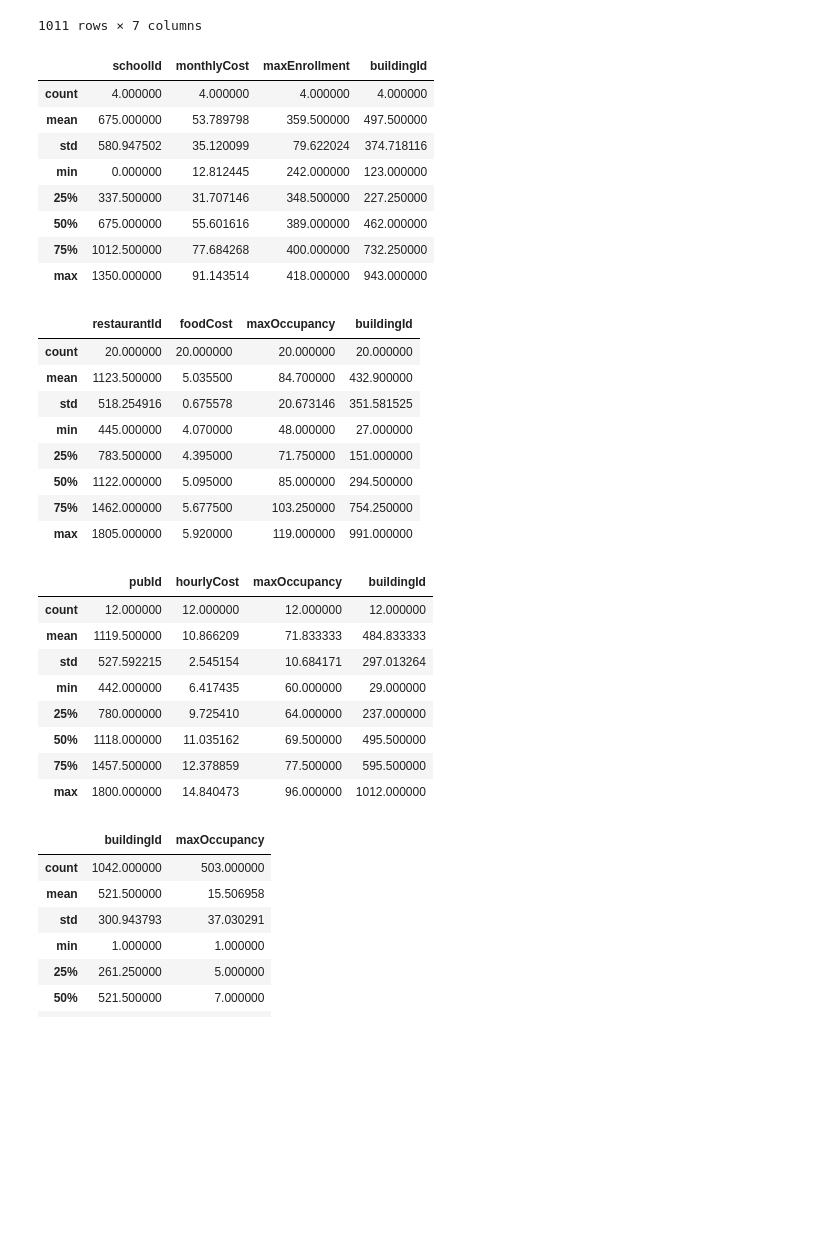
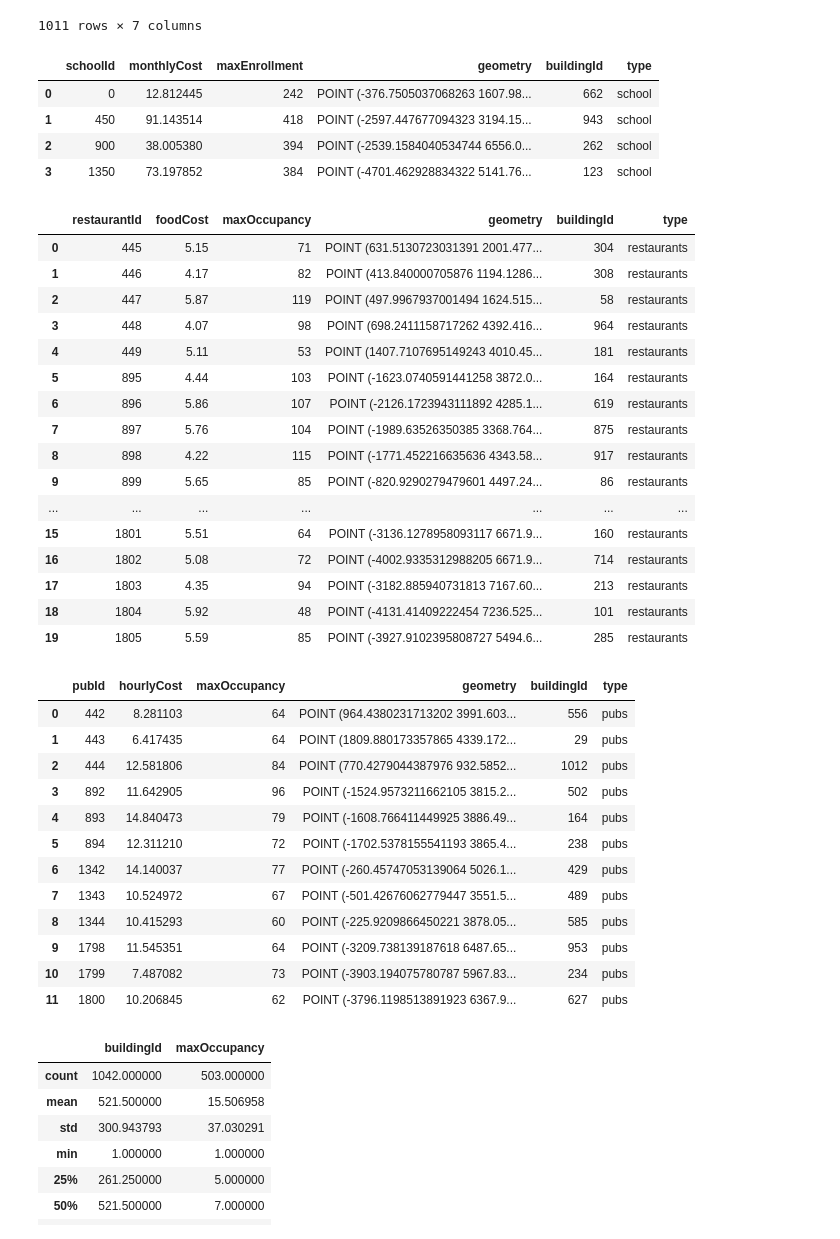
Before and after one commit to ffelicioni/tp_infoviz, a Jupyter notebook: EDA_Vast_challenge.ipynb, the cells around one changed output. Saved outputs shown, nothing was run; the diff lists cells and outputs as text; code cells hidden in the pictures; blank space fills up the shorter version.

Commit message:
path relativo

```diff
--- a/EDA_Vast_challenge.ipynb
+++ b/EDA_Vast_challenge.ipynb
@@ -36,6 +36,8 @@ import seaborn as sns
 ## Datasets
 # %% [markdown]
 En los dataset que tengo "location" renombro dicha columna como "geometry" y le agrego una columna que se llame "type" con la descripción del tipo de edificio para luego preparar dataset para graficar el mapa.
+# %%
+path='https://raw.githubusercontent.com/ffelicioni/tp_infoviz/main/data'
 # %%
 participants=pd.read_csv(path+"/Attributes/Participants.csv")
 participants
@@ -58,49 +60,57 @@ schools=pd.read_csv(path+"/Attributes/Schools.csv")
 schools.rename(columns={"location": "geometry"},inplace=True)
 schools['geometry'] = schools['geometry'].apply(wkt.loads)
 schools['type']='school'
-schools.describe()
+schools
 # %% [output]
-|  | schoolId | monthlyCost | maxEnrollment | buildingId |
-| count | 4.000000 | 4.000000 | 4.000000 | 4.000000 |
-| mean | 675.000000 | 53.789798 | 359.500000 | 497.500000 |
-| std | 580.947502 | 35.120099 | 79.622024 | 374.718116 |
-| min | 0.000000 | 12.812445 | 242.000000 | 123.000000 |
-| 25% | 337.500000 | 31.707146 | 348.500000 | 227.250000 |
-| 50% | 675.000000 | 55.601616 | 389.000000 | 462.000000 |
-| 75% | 1012.500000 | 77.684268 | 400.000000 | 732.250000 |
-| max | 1350.000000 | 91.143514 | 418.000000 | 943.000000 |
+|  | schoolId | monthlyCost | maxEnrollment | geometry | buildingId | type |
+| 0 | 0 | 12.812445 | 242 | POINT (-376.7505037068263 1607.98... | 662 | school |
+| 1 | 450 | 91.143514 | 418 | POINT (-2597.447677094323 3194.15... | 943 | school |
+| 2 | 900 | 38.005380 | 394 | POINT (-2539.1584040534744 6556.0... | 262 | school |
+| 3 | 1350 | 73.197852 | 384 | POINT (-4701.462928834322 5141.76... | 123 | school |
 # %%
 restaurants=pd.read_csv(path+"/Attributes/Restaurants.csv")
 restaurants.rename(columns={"location": "geometry"},inplace=True)
 restaurants['geometry'] = restaurants['geometry'].apply(wkt.loads)
 restaurants['type']='restaurants'
-restaurants.describe()
+restaurants
 # %% [output]
-|  | restaurantId | foodCost | maxOccupancy | buildingId |
-| count | 20.000000 | 20.000000 | 20.000000 | 20.000000 |
-| mean | 1123.500000 | 5.035500 | 84.700000 | 432.900000 |
-| std | 518.254916 | 0.675578 | 20.673146 | 351.581525 |
-| min | 445.000000 | 4.070000 | 48.000000 | 27.000000 |
-| 25% | 783.500000 | 4.395000 | 71.750000 | 151.000000 |
-| 50% | 1122.000000 | 5.095000 | 85.000000 | 294.500000 |
-| 75% | 1462.000000 | 5.677500 | 103.250000 | 754.250000 |
-| max | 1805.000000 | 5.920000 | 119.000000 | 991.000000 |
+|  | restaurantId | foodCost | maxOccupancy | geometry | buildingId | type |
+| 0 | 445 | 5.15 | 71 | POINT (631.5130723031391 2001.477... | 304 | restaurants |
+| 1 | 446 | 4.17 | 82 | POINT (413.840000705876 1194.1286... | 308 | restaurants |
+| 2 | 447 | 5.87 | 119 | POINT (497.9967937001494 1624.515... | 58 | restaurants |
+| 3 | 448 | 4.07 | 98 | POINT (698.2411158717262 4392.416... | 964 | restaurants |
+| 4 | 449 | 5.11 | 53 | POINT (1407.7107695149243 4010.45... | 181 | restaurants |
+| 5 | 895 | 4.44 | 103 | POINT (-1623.0740591441258 3872.0... | 164 | restaurants |
+| 6 | 896 | 5.86 | 107 | POINT (-2126.1723943111892 4285.1... | 619 | restaurants |
+| 7 | 897 | 5.76 | 104 | POINT (-1989.63526350385 3368.764... | 875 | restaurants |
+| 8 | 898 | 4.22 | 115 | POINT (-1771.452216635636 4343.58... | 917 | restaurants |
+| 9 | 899 | 5.65 | 85 | POINT (-820.9290279479601 4497.24... | 86 | restaurants |
+| ... | ... | ... | ... | ... | ... | ... |
+| 15 | 1801 | 5.51 | 64 | POINT (-3136.1278958093117 6671.9... | 160 | restaurants |
+| 16 | 1802 | 5.08 | 72 | POINT (-4002.9335312988205 6671.9... | 714 | restaurants |
+| 17 | 1803 | 4.35 | 94 | POINT (-3182.885940731813 7167.60... | 213 | restaurants |
+| 18 | 1804 | 5.92 | 48 | POINT (-4131.41409222454 7236.525... | 101 | restaurants |
+| 19 | 1805 | 5.59 | 85 | POINT (-3927.9102395808727 5494.6... | 285 | restaurants |
 # %%
 pubs=pd.read_csv(path+"/Attributes/Pubs.csv")
 pubs.rename(columns={"location": "geometry"},inplace=True)
 pubs['geometry'] = pubs['geometry'].apply(wkt.loads)
 pubs['type']='pubs'
-pubs.describe()
+pubs
 # %% [output]
-|  | pubId | hourlyCost | maxOccupancy | buildingId |
-| count | 12.000000 | 12.000000 | 12.000000 | 12.000000 |
-| mean | 1119.500000 | 10.866209 | 71.833333 | 484.833333 |
-| std | 527.592215 | 2.545154 | 10.684171 | 297.013264 |
-| min | 442.000000 | 6.417435 | 60.000000 | 29.000000 |
-| 25% | 780.000000 | 9.725410 | 64.000000 | 237.000000 |
-| 50% | 1118.000000 | 11.035162 | 69.500000 | 495.500000 |
-| 75% | 1457.500000 | 12.378859 | 77.500000 | 595.500000 |
-| max | 1800.000000 | 14.840473 | 96.000000 | 1012.000000 |
+|  | pubId | hourlyCost | maxOccupancy | geometry | buildingId | type |
+| 0 | 442 | 8.281103 | 64 | POINT (964.4380231713202 3991.603... | 556 | pubs |
+| 1 | 443 | 6.417435 | 64 | POINT (1809.880173357865 4339.172... | 29 | pubs |
+| 2 | 444 | 12.581806 | 84 | POINT (770.4279044387976 932.5852... | 1012 | pubs |
+| 3 | 892 | 11.642905 | 96 | POINT (-1524.9573211662105 3815.2... | 502 | pubs |
+| 4 | 893 | 14.840473 | 79 | POINT (-1608.766411449925 3886.49... | 164 | pubs |
+| 5 | 894 | 12.311210 | 72 | POINT (-1702.5378155541193 3865.4... | 238 | pubs |
+| 6 | 1342 | 14.140037 | 77 | POINT (-260.45747053139064 5026.1... | 429 | pubs |
+| 7 | 1343 | 10.524972 | 67 | POINT (-501.42676062779447 3551.5... | 489 | pubs |
+| 8 | 1344 | 10.415293 | 60 | POINT (-225.9209866450221 3878.05... | 585 | pubs |
+| 9 | 1798 | 11.545351 | 64 | POINT (-3209.738139187618 6487.65... | 953 | pubs |
+| 10 | 1799 | 7.487082 | 73 | POINT (-3903.194075780787 5967.83... | 234 | pubs |
+| 11 | 1800 | 10.206845 | 62 | POINT (-3796.1198513891923 6367.9... | 627 | pubs |
 # %%
 buildings=pd.read_csv(path+"/Attributes/Buildings.csv")
 buildings.rename(columns={"location": "geometry"},inplace=True)
```
